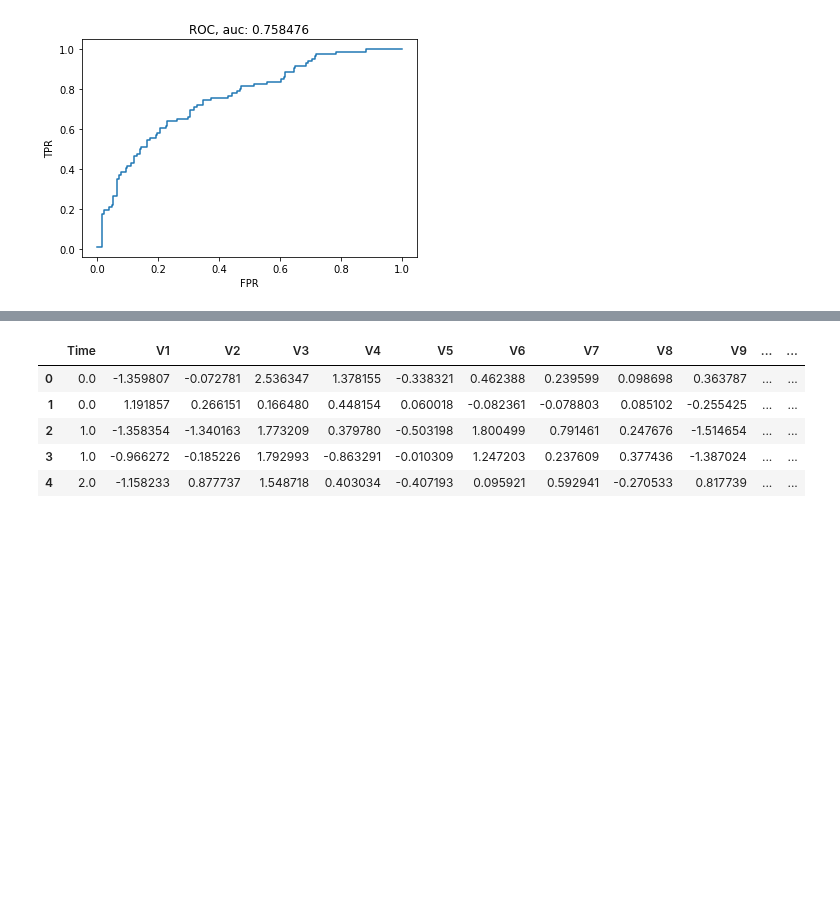
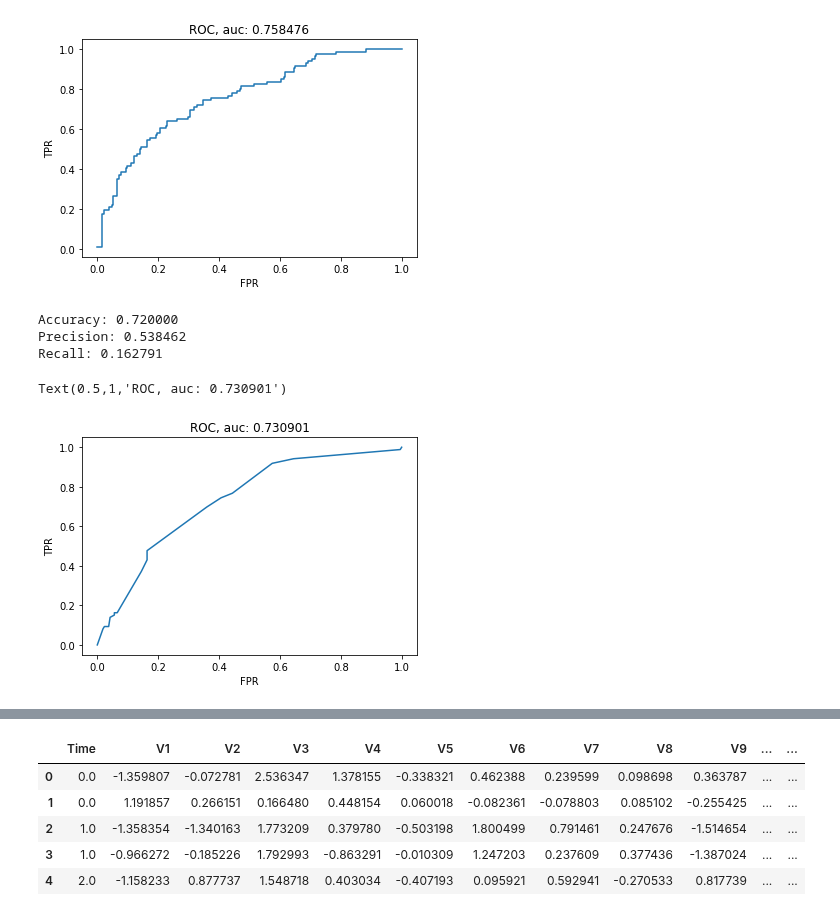
Before and after one commit to abulbasar/machine-learning, a Jupyter notebook: demos/Day 2 - classification.ipynb, the cells around one changed output, grey strips where cells are left out. Cells and saved outputs as stored; diff of their text form; code cells hidden in the pictures; blank space fills up the shorter version.

```diff
--- a/demos/Day 2 - classification.ipynb
+++ b/demos/Day 2 - classification.ipynb
@@ -145,3 +146,42 @@ plt.title("ROC, auc: %f" % (metrics.auc(fpr, tpr)))
 # %% [output]
 Text(0.5,1,'ROC, auc: 0.758476')
 [figure]
+# %%
+target = "default"
+X = df.copy()
+del X[target]
+y = np.where(df[target] == 2, 1, 0)
+
+X = pd.get_dummies(X, drop_first=True)
+X_train, X_test, y_train, y_test = model_selection.train_test_split(X, y,
+                                        test_size = 0.3, random_state = 1)
+
+est = pipeline.Pipeline([
+    ("poly", preprocessing.PolynomialFeatures(degree=1, include_bias=False)),
+    ("scaler", preprocessing.StandardScaler()),
+    ("model", tree.DecisionTreeClassifier(max_depth=5))
+])
+est.fit(X_train, y_train)
+
+y_train_pred = est.predict(X_train)
+y_test_pred = est.predict(X_test)
+
+y_test_prob = est.predict_proba(X_test)[:,1]
+
+print("Accuracy: %f\nPrecision: %f\nRecall: %f" % (
+    metrics.accuracy_score(y_test, y_test_pred),
+    metrics.precision_score(y_test, y_test_pred),
+    metrics.recall_score(y_test, y_test_pred)
+))
+
+fpr, tpr, threshold = metrics.roc_curve(y_test, y_test_prob)
+plt.plot(fpr, tpr)
+plt.xlabel("FPR")
+plt.ylabel("TPR")
+plt.title("ROC, auc: %f" % (metrics.auc(fpr, tpr)))
+# %% [output]
+Accuracy: 0.720000
+Precision: 0.538462
+Recall: 0.162791
+Text(0.5,1,'ROC, auc: 0.730901')
+[figure, added]
```
Also changed, not shown: parts of 11 cells of this notebook.
